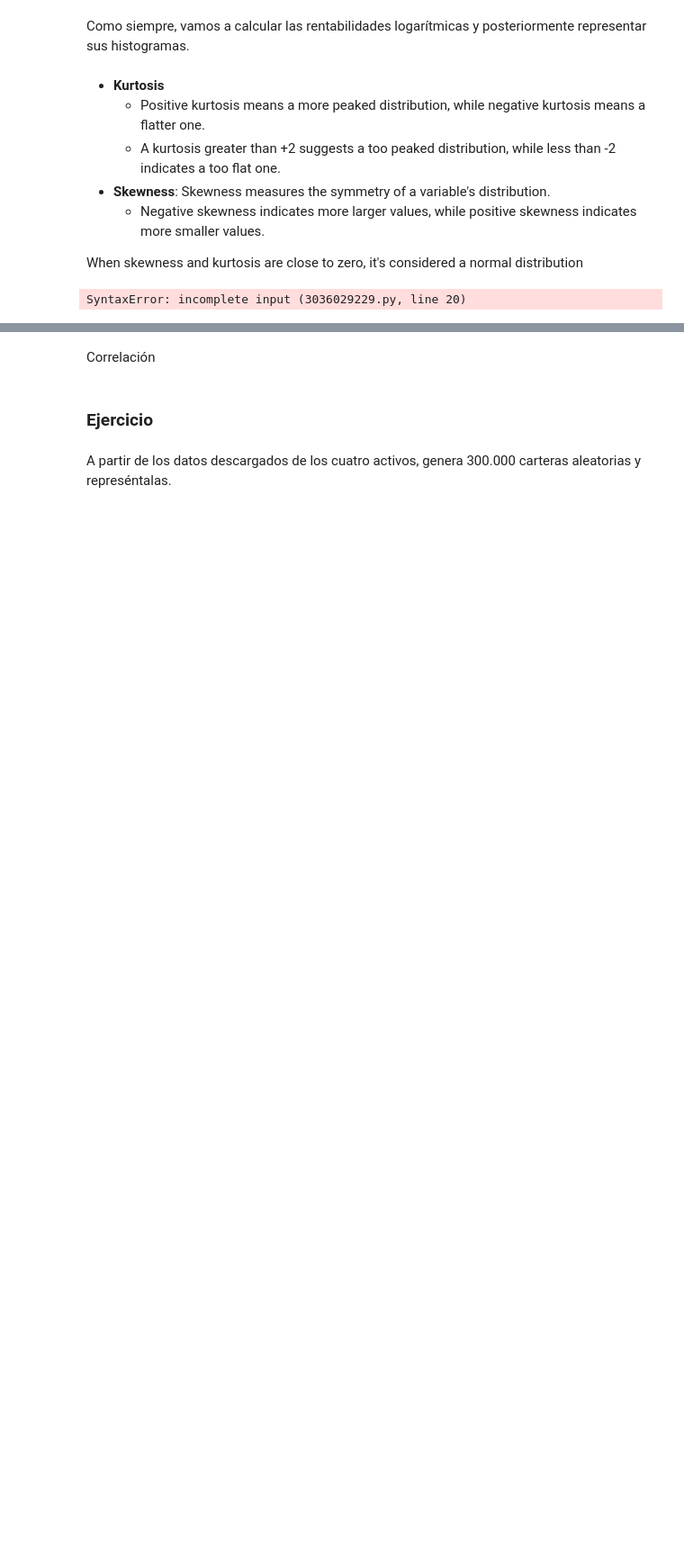
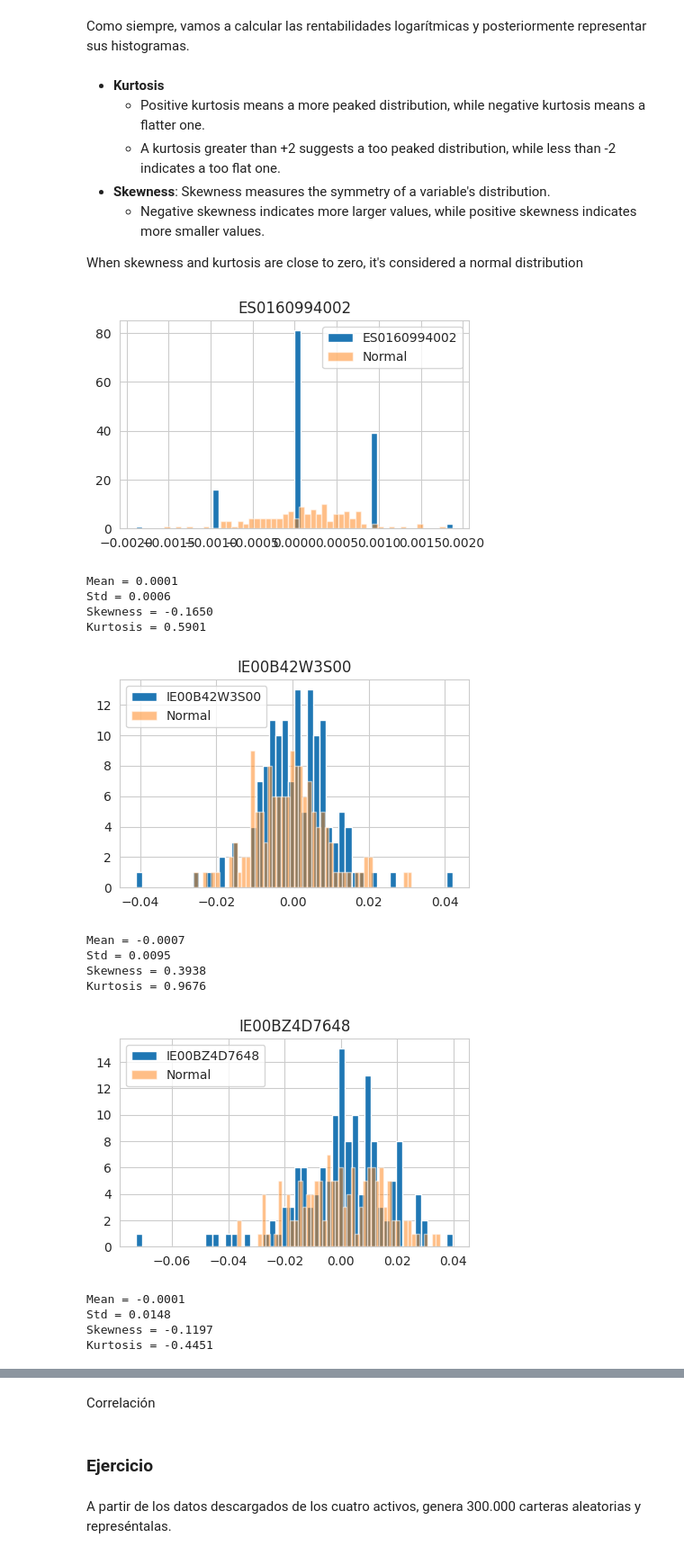
Before and after one commit to bynak06-cell/Microcredencial, a Jupyter notebook: Tema_2_Carteras_Intro/src/carteras-siete-activos-reales.ipynb, the cells around one changed output, grey strips where cells are left out. Shown at 90% size. Drawn from its saved outputs; the diff is of its cells as text; code cells hidden in the pictures; blank space fills up the shorter version.

```diff
--- a/Tema_2_Carteras_Intro/src/carteras-siete-activos-reales.ipynb
+++ b/Tema_2_Carteras_Intro/src/carteras-siete-activos-reales.ipynb
@@ -106,23 +106,37 @@ When skewness and kurtosis are close to zero, it's considered a normal distribut
 # %%
 rng =  np.random.default_rng(1)# TODO
 
 for activo in activos:
     # Retornos del activo.
-    rets = np.log(data[activo]).diff().dropna()  # TODO
+    rets = np.log(data[activo]).diff().dropna()
     # Distribución normal con la misma media y desviación estándar que el activo.
-    data_normal = rng.normal(size=# TODO, loc=# TODO, scale=# TODO) #size ( con shape o len por ejemplo ), mean , std
+    data_normal = rng.normal(size=len(rets), loc = rets.mean(), scale = rets.std()) #size = tamaño del array resultante, loc = media (centro) de la distribucion, scale = desviacion estandar de los datos.
     df = pd.DataFrame({activo: rets.values, "Normal": data_normal})
     # Figura comparativa.
     plt.figure(figsize=(5, 3))
     plt.hist(df[activo], bins=50, alpha=1.0, label=activo)
     plt.hist(df["Normal"], bins=50, alpha=0.5, label="Normal")
     plt.legend()
     plt.title(activo)
     plt.show()
     # Estadísticos.
-    print(f"Mean = {# TODO:.4f}")
-    print(f"Std = {# TODO:.4f}")
-    print(f"Skewness = {# TODO:.4f}")
-    print(f"Kurtosis = {# TODO:.4f}")
+    print(f"Mean = {data_normal.mean():.4f}")
+    print(f"Std = {data_normal.std():.4f}")
+    print(f"Skewness = {df["Normal"].skew():.4f}")
+    print(f"Kurtosis = {df["Normal"].kurtosis():.4f}")
 # %% [output]
+[figure, added]
-SyntaxError: incomplete input (3036029229.py, line 20)
+Mean = 0.0001
+Std = 0.0006
+Skewness = -0.1650
+Kurtosis = 0.5901
+[figure, added]
+Mean = -0.0007
+Std = 0.0095
+Skewness = 0.3938
+Kurtosis = 0.9676
+[figure, added]
+Mean = -0.0001
+Std = 0.0148
+Skewness = -0.1197
+Kurtosis = -0.4451
```
Also changed, not shown: parts of 1 cell of this notebook.
